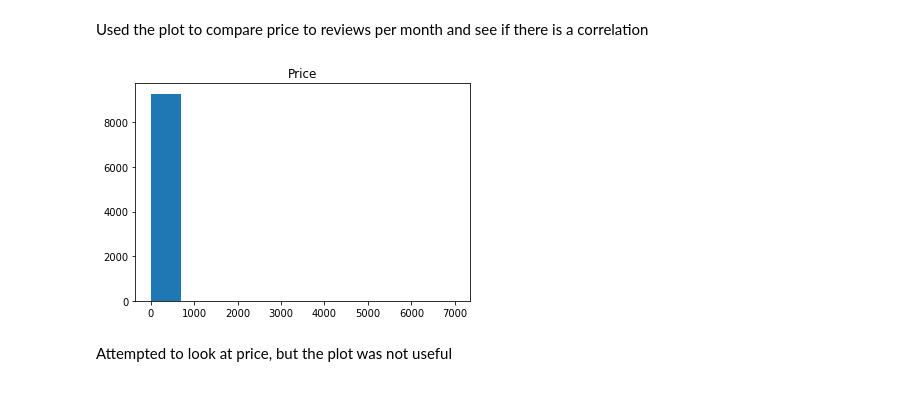
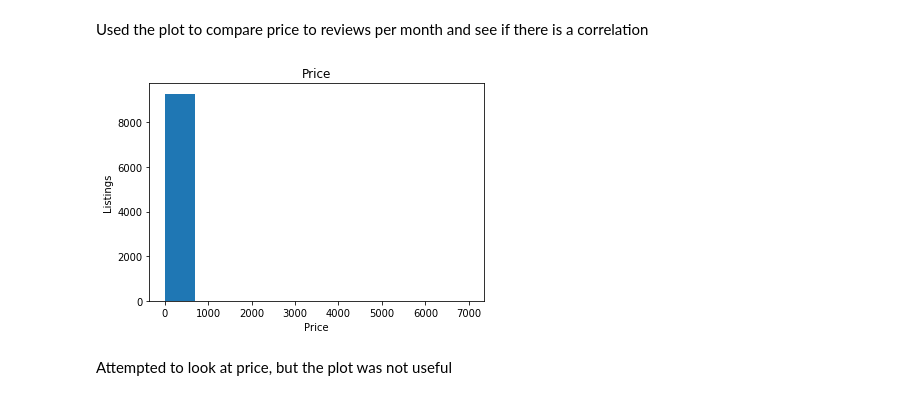
Before and after one commit to emett75/Unit-1-Capstone, a Jupyter notebook: Unit 1 Capstone.ipynb, the cells around one changed output. Drawn from its saved outputs; the diff is of its cells as text; code cells hidden in the pictures.

```diff
--- a/Unit 1 Capstone.ipynb
+++ b/Unit 1 Capstone.ipynb
@@ -107,11 +103,12 @@ plt.show()
 Used the plot to compare price to reviews per month and see if there is a correlation
 # %%
 plt.hist(athens.price)
+plt.xlabel('Price')
+plt.ylabel('Listings')
 plt.title('Price')
 plt.show()
-#attempted to look at price
 # %% [output]
-[figure, old version]
+[figure, new version]
 # %% [markdown]
 Attempted to look at price, but the plot was not useful
 # %%
```
Also changed, not shown: parts of 68 cells of this notebook.
